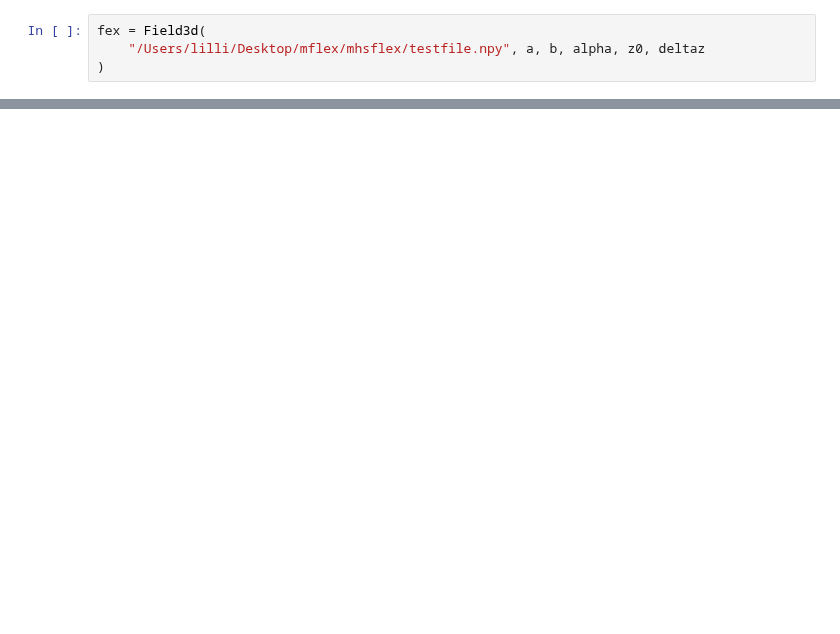
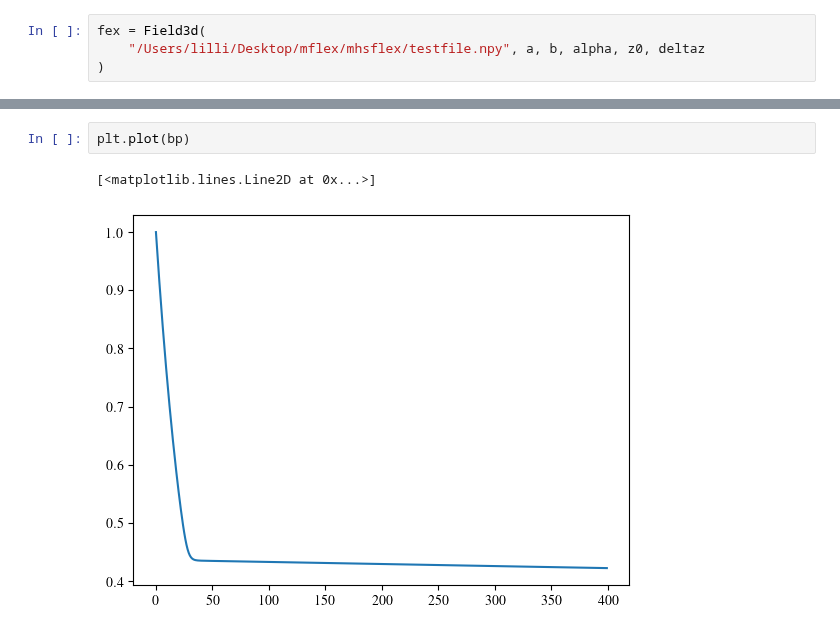
Before and after one commit to LMNadol/mflex, a Jupyter notebook: mhsflex/test.ipynb, the cells around one changed output, grey strips where cells are left out. Cells and saved outputs as stored; diff of their text form; blank space fills up the shorter version.

```diff
--- a/mhsflex/test.ipynb
+++ b/mhsflex/test.ipynb
@@ -65,0 +75,5 @@ fex.plot()
+# %%
+plt.plot(bp)
+# %% [output]
+[<matplotlib.lines.Line2D at 0x...>]
+[figure, added]
```
Also changed, not shown: parts of 8 cells of this notebook, 4 other files.
